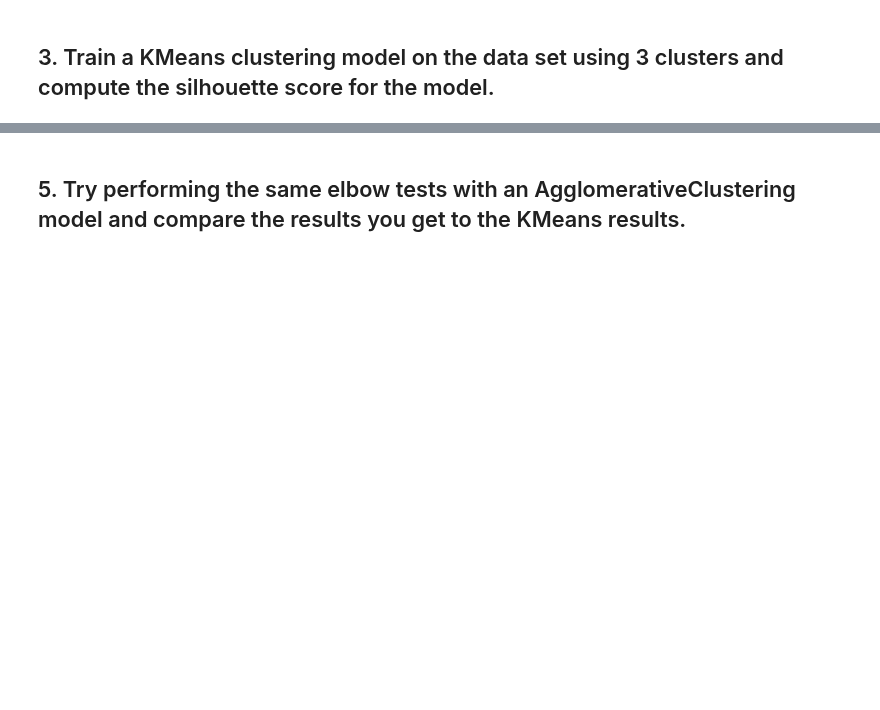
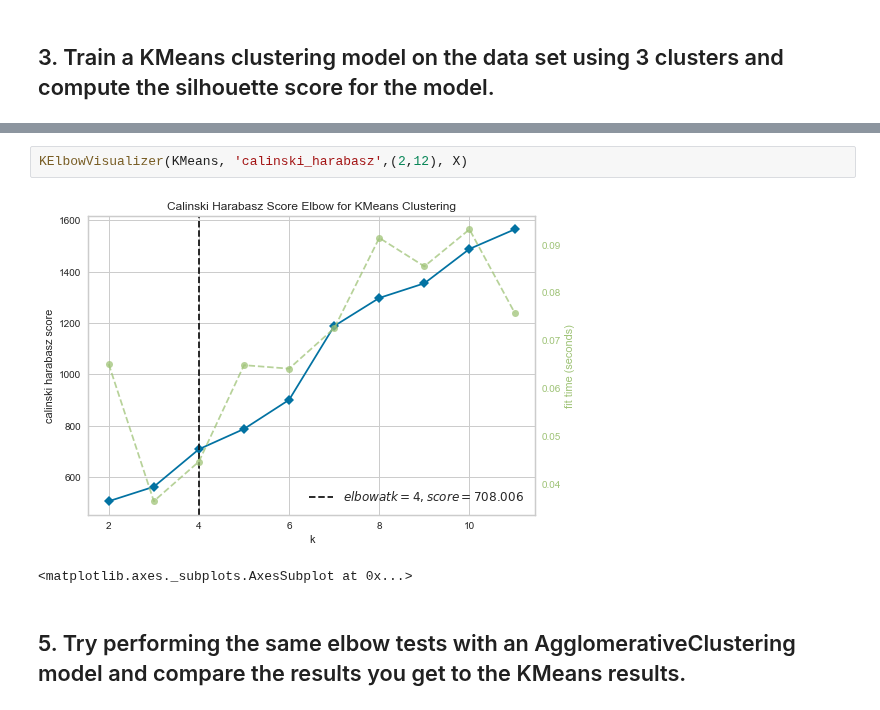
Before and after one commit to ta-datapt-bcn/lab_evaluation, a Jupyter notebook: lab-unsupervised-learning-evaluation/your-code/main.ipynb, the cells around one changed output, grey strips where cells are left out. Cells and saved outputs as stored; diff of their text form; blank space fills up the shorter version.

```diff
--- a/lab-unsupervised-learning-evaluation/your-code/main.ipynb
+++ b/lab-unsupervised-learning-evaluation/your-code/main.ipynb
@@ -31,3 +72,8 @@ ModuleNotFoundError: No module named 'yellowbrick'
+# %%
+KElbowVisualizer(KMeans, 'calinski_harabasz',(2,12), X)
+# %% [output]
+[figure, added]
+<matplotlib.axes._subplots.AxesSubplot at 0x...>
 # %% [markdown]
 ## 5. Try performing the same elbow tests with an AgglomerativeClustering model and compare the results you get to the KMeans results.
 # %%
```
Also changed, not shown: parts of 29 cells of this notebook.
